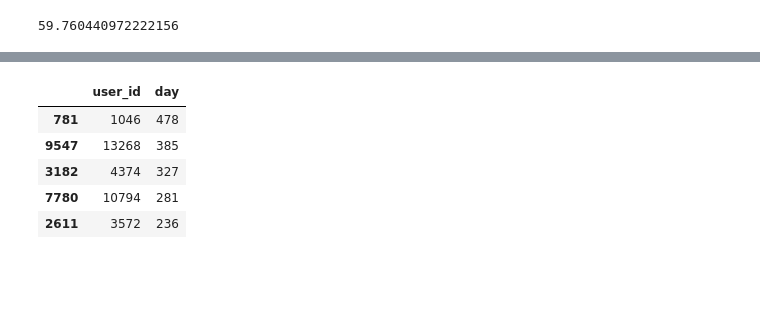
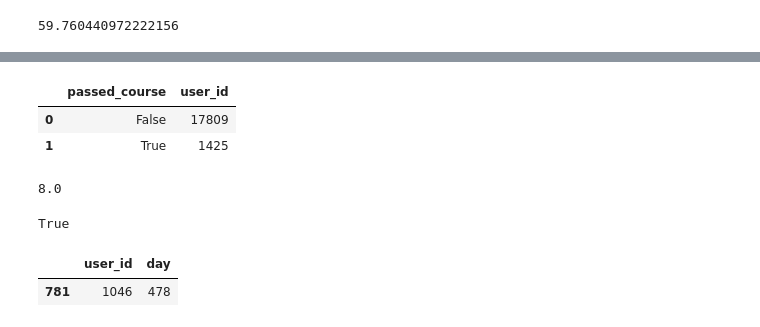
Before and after one commit to vavilovnv/Data-analysis, a Jupyter notebook: Intro to DS and ML/Intro.ipynb, the cells around one changed output, grey strips where cells are left out. Drawn from its saved outputs; the diff is of its cells as text; code cells hidden in the pictures; blank space fills up the shorter version.

```diff
--- a/Intro to DS and ML/Intro.ipynb
+++ b/Intro to DS and ML/Intro.ipynb
@@ -886,27 +996,37 @@ gap_data.quantile(0.95)
+# %%
+# количественные данные по прошедшим и не прошедшим курс
+
+user_data.groupby('passed_course', as_index = False).count()[['passed_course', 'user_id']]
+# %% [output]
+|  | passed_course | user_id |
+| 0 | False | 17809 |
+| 1 | True | 1425 |
+# %%
+# процент пользователей прошедших курс
+
+round(100 * 1425 / 17809, 2)
+# %% [output]
+8.0
+# %%
+# проверяем, что в процессе предобработки данных никого из пользователей не потеряли
+
+user_data.user_id.nunique() == event_data.user_id.nunique()
+# %% [output]
+True
 # %%
 # https://stepik.org/lesson/222126/step/5?unit=195047
 
-# Как я уже писал ранее, данные, с которыми мы работаем, обезличены, тоесть реальные id пользователей заменены случайным числом.
-# Анонимизация пользовательских данных - очень важная тема для Data Science. С одной стороны мы хотим знать о поведении наших
-# пользователей как можно больше, с другой стороны нам важно соблюдать приватность наших пользователей.
-# Поэтому данные о поведении пользователей анонимизируют не только когда речь идет об открытых данных, но и при работе с данными
-# внутри компании. Не заметили сколько писем вам недавно пришло об изменении политики конфеденциальности, хотите узнать почему?
-# В комментарии приложена ссылка на очень интересный доклад об этой проблеме.
 # А пока что вот вам хакерская задача, за каким вымышленным id скрывается Анатолий Карпов - автор курса, данные которого мы
 # анализируем?
 # Введите id Анатолия Карпова, под которым он фигурирует в данных events_data_train и submissions_data_train.
 
 (event_data[['user_id', 'timestamp', 'day']].drop_duplicates(subset=['user_id', 'day'])
                                            .groupby('user_id', as_index = False)
                                            .agg({'day': 'count'})
                                            .sort_values('day', ascending=False)
-                                           .head(5))
+                                           .head(1))
 
-# Правильный ответ 1046 - активность этого пользователя на курсе больше, чем у всех слушателей
+# Верное предположение, что преподаватель дольше всех тусил на курсе, чем другие слушатели
 # %% [output]
 |  | user_id | day |
 | 781 | 1046 | 478 |
-| 9547 | 13268 | 385 |
-| 3182 | 4374 | 327 |
-| 7780 | 10794 | 281 |
-| 2611 | 3572 | 236 |
```
Also changed, not shown: parts of 18 cells of this notebook.
